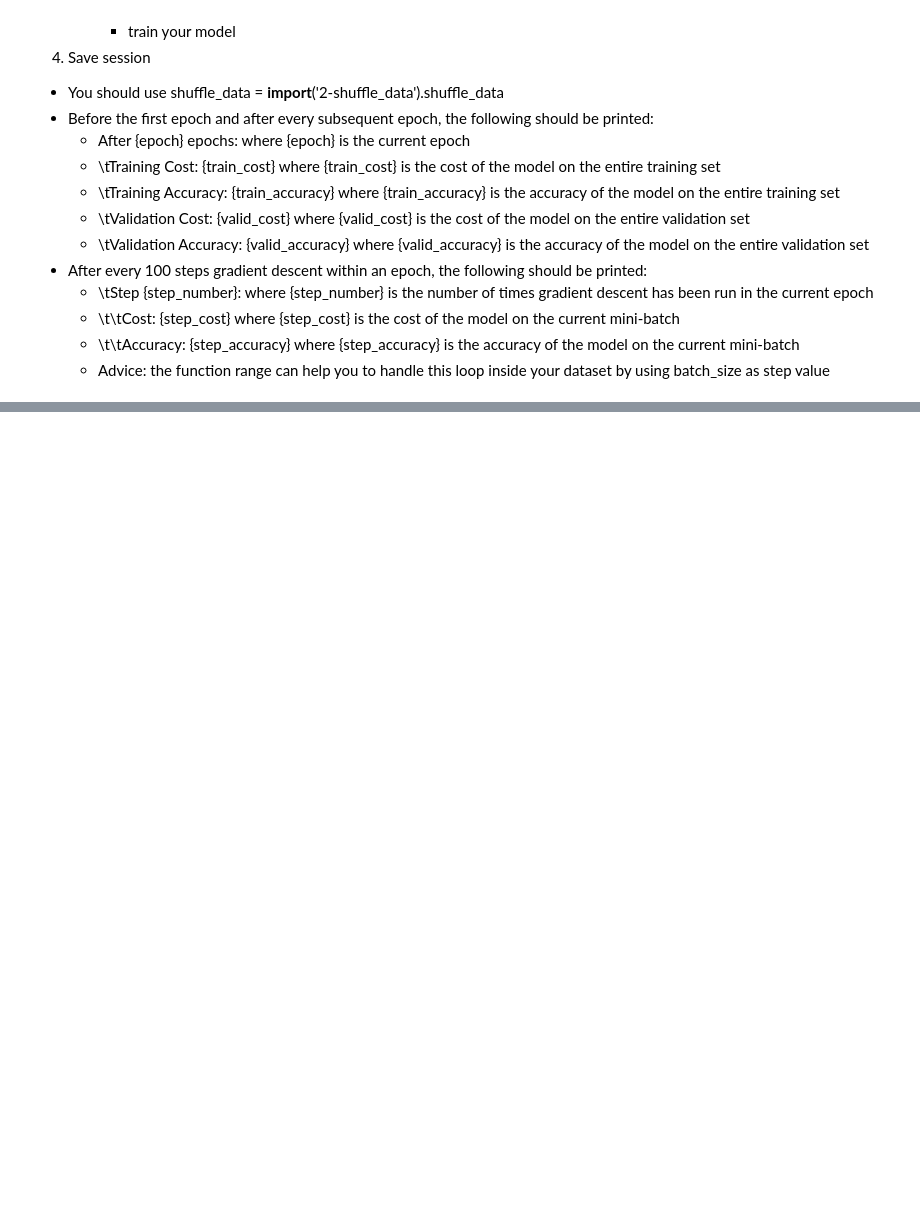
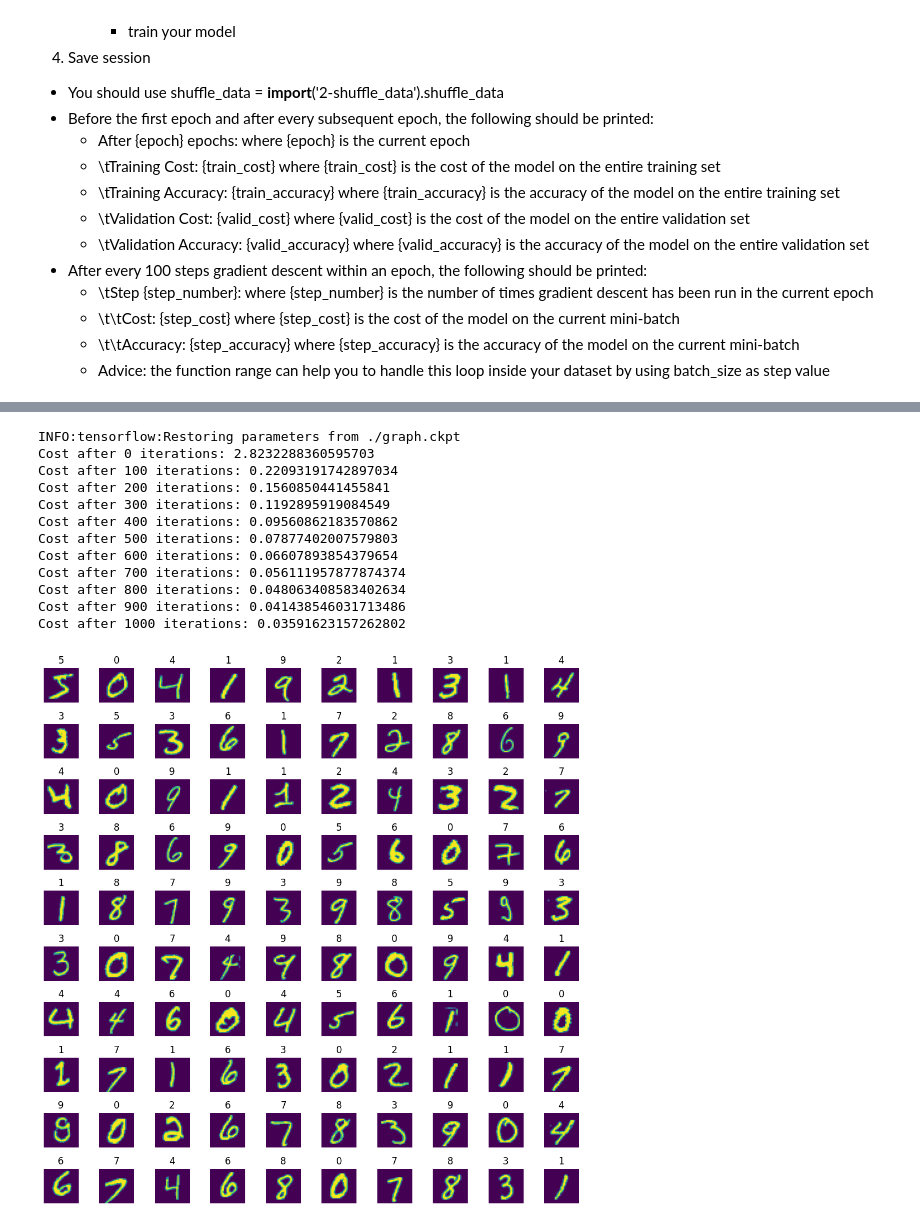
Before and after one commit to RayBar72/personal_practice, a Jupyter notebook: py_repast/3-Optimization.ipynb, the cells around one changed output, grey strips where cells are left out. Drawn from its saved outputs; the diff is of its cells as text; code cells hidden in the pictures; blank space fills up the shorter version.

```diff
--- a/py_repast/3-Optimization.ipynb
+++ b/py_repast/3-Optimization.ipynb
@@ -296,0 +433,68 @@ Model saved in path: ./model.ckpt
+# %%
+import tensorflow.compat.v1 as tf
+
+
+def create_momentum_op(loss, alpha, beta1):
+    momentum = tf.train.MomentumOptimizer(alpha, beta1).minimize(loss)
+    return momentum
+# %%
+import matplotlib.pyplot as plt
+import numpy as np
+import tensorflow.compat.v1 as tf
+tf.disable_eager_execution()
+
+def one_hot(Y, classes):
+    """convert an array to a one-hot matrix"""
+    one_hot = np.zeros((Y.shape[0], classes))
+    one_hot[np.arange(Y.shape[0]), Y] = 1
+    return one_hot
+
+if __name__ == '__main__':
+    lib= np.load('../data/MNIST.npz')
+    X_3D = lib['X_train']
+    Y = lib['Y_train']
+    X = X_3D.reshape((X_3D.shape[0], -1))
+    Y_oh = one_hot(Y, 10)
+
+    with tf.Session() as sess:
+        saver = tf.train.import_meta_graph('./graph.ckpt.meta')
+        saver.restore(sess, './graph.ckpt')
+        x = tf.get_collection('x')[0]
+        y = tf.get_collection('y')[0]
+        y_pred = tf.get_collection('y_pred')[0]
+        loss = tf.get_collection('loss')[0]
+        train_op = create_momentum_op(loss, 0.01, 0.9)
+        init = tf.global_variables_initializer()
+        sess.run(init)
+        for i in range(1000):
+            if not (i % 100):
+                cost = sess.run(loss, feed_dict={x:X, y:Y_oh})
+                print('Cost after {} iterations: {}'.format(i, cost))
+            sess.run(train_op, feed_dict={x:X, y:Y_oh})
+        cost, Y_pred_oh = sess.run((loss, y_pred), feed_dict={x:X, y:Y_oh})
+        print('Cost after {} iterations: {}'.format(1000, cost))
+
+    Y_pred = np.argmax(Y_pred_oh, axis=1)
+
+    fig = plt.figure(figsize=(10, 10))
+    for i in range(100):
+        fig.add_subplot(10, 10, i + 1)
+        plt.imshow(X_3D[i])
+        plt.title(str(Y_pred[i]))
+        plt.axis('off')
+    plt.tight_layout()
+    plt.show()
+# %% [output]
+INFO:tensorflow:Restoring parameters from ./graph.ckpt
+Cost after 0 iterations: 2.8232288360595703
+Cost after 100 iterations: 0.22093191742897034
+Cost after 200 iterations: 0.1560850441455841
+Cost after 300 iterations: 0.1192895919084549
+Cost after 400 iterations: 0.09560862183570862
+Cost after 500 iterations: 0.07877402007579803
+Cost after 600 iterations: 0.06607893854379654
+Cost after 700 iterations: 0.056111957877874374
+Cost after 800 iterations: 0.048063408583402634
+Cost after 900 iterations: 0.041438546031713486
+Cost after 1000 iterations: 0.03591623157262802
+[figure, added]
```
Also changed, not shown: parts of 16 cells of this notebook.
